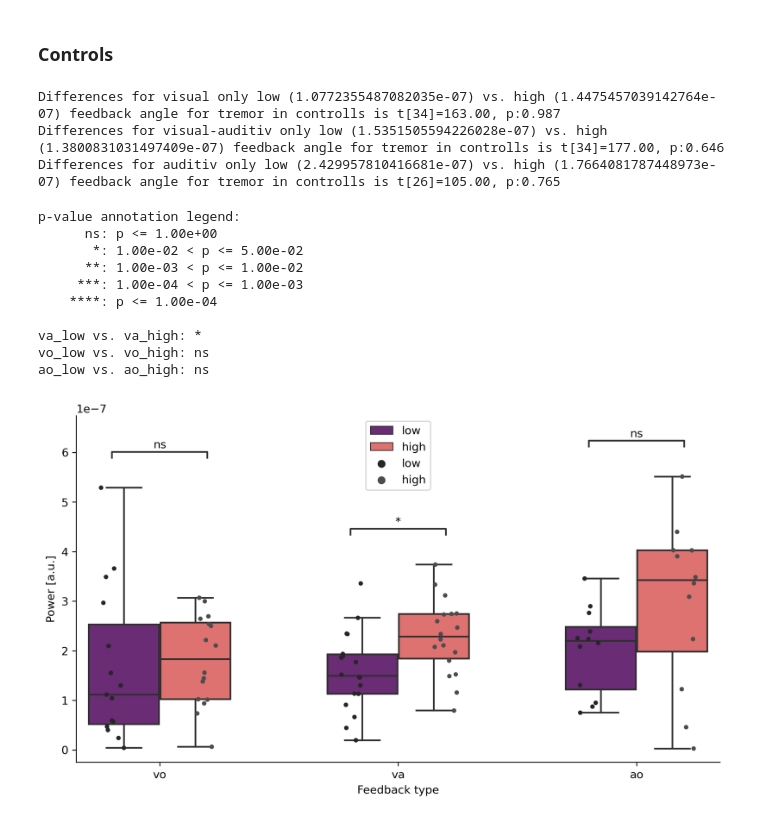
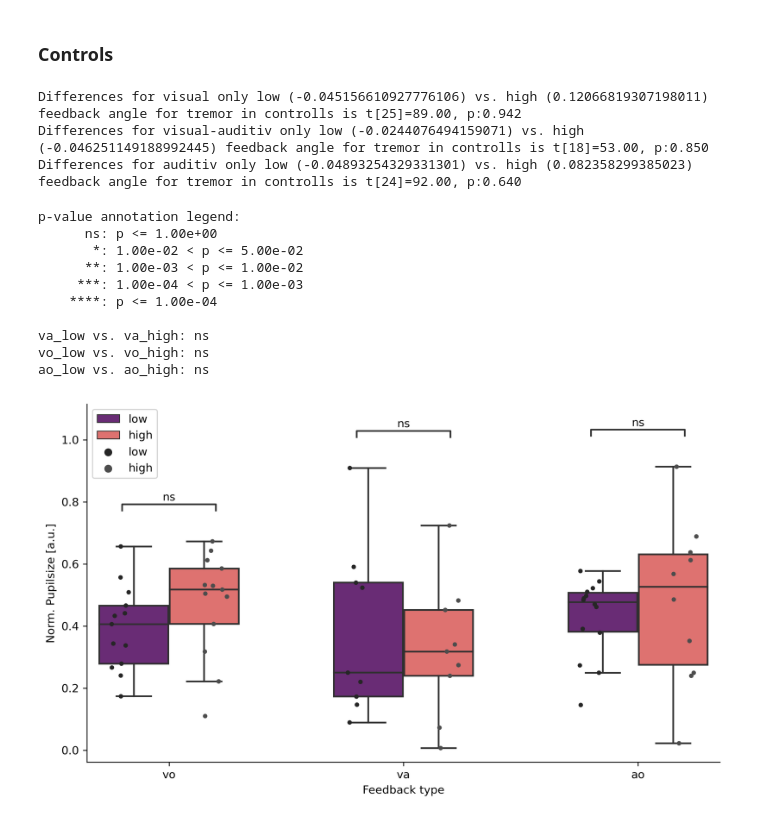
Before and after one commit to JuliusWelzel/tremor_feedback_jw, a Jupyter notebook: scripts/plot02_group_comparison_pupil.ipynb, the cells around one changed output. Drawn from its saved outputs; the diff is of its cells as text; code cells hidden in the pictures.

```diff
--- a/scripts/plot02_group_comparison_pupil.ipynb
+++ b/scripts/plot02_group_comparison_pupil.ipynb
@@ -111,6 +93,6 @@ full.head(5)
 patients = full[full["Group"] == "p"]
 controlls = full[full["Group"] == "c"]
 
-patients = remove_outliers_df(patients,["Power [4-12]"],1)
-controlls = remove_outliers_df(controlls,["Power [4-12]"],1)
+patients = remove_outliers_df(patients,["Pupil size"],1)
+controlls = remove_outliers_df(controlls,["Pupil size"],1)
 # %% [output]
@@ -231,24 +227,24 @@ df_vo = sum(controlls['Feedback type'] == 'vo') - 2
 df_va = sum(controlls['Feedback type'] == 'va') - 2
 df_ao = sum(controlls['Feedback type'] == 'ao') - 2
 
-vo_low = controlls['Power [4-12]'][np.logical_and(controlls['Feedback type'] == 'vo', controlls['Feedback angle'] == 'low')]
-vo_high = controlls['Power [4-12]'][np.logical_and(controlls['Feedback type'] == 'vo', controlls['Feedback angle'] == 'high')]
+vo_low = controlls['Pupil size'][np.logical_and(controlls['Feedback type'] == 'vo', controlls['Feedback angle'] == 'low')]
+vo_high = controlls['Pupil size'][np.logical_and(controlls['Feedback type'] == 'vo', controlls['Feedback angle'] == 'high')]
 t_pow_vo, p_pow_vo = stats.mannwhitneyu(vo_low, vo_high)
-print(f'Differences for visual only low ({np.mean(vo_low)}) vs. high ({np.std(vo_high)}) feedback angle for tremor in controlls is t[{df_vo}]={t_pow_vo:.2f}, p:{p_pow_vo:.3f}')
+print(f'Differences for visual only low ({np.mean(vo_low)}) vs. high ({np.std(vo_high)}) feedback angle for pupil in controlls is t[{df_vo}]={t_pow_vo:.2f}, p:{p_pow_vo:.3f}')
 
-va_low = controlls['Power [4-12]'][np.logical_and(controlls['Feedback type'] == 'va', controlls['Feedback angle'] == 'low')]
-va_high = controlls['Power [4-12]'][np.logical_and(controlls['Feedback type'] == 'va', controlls['Feedback angle'] == 'high')]
+va_low = controlls['Pupil size'][np.logical_and(controlls['Feedback type'] == 'va', controlls['Feedback angle'] == 'low')]
+va_high = controlls['Pupil size'][np.logical_and(controlls['Feedback type'] == 'va', controlls['Feedback angle'] == 'high')]
 t_pow_va, p_pow_va = stats.mannwhitneyu(va_low, va_high)
-print(f'Differences for visual-auditiv only low ({np.mean(va_low)}) vs. high ({np.mean(va_high)}) feedback angle for tremor in controlls is t[{df_va}]={t_pow_va:.2f}, p:{p_pow_va:.3f}')
+print(f'Differences for visual-auditiv only low ({np.mean(va_low)}) vs. high ({np.mean(va_high)}) feedback pupil for tremor in controlls is t[{df_va}]={t_pow_va:.2f}, p:{p_pow_va:.3f}')
 
-ao_low = controlls['Power [4-12]'][np.logical_and(controlls['Feedback type'] == 'ao', controlls['Feedback angle'] == 'low')]
-ao_high = controlls['Power [4-12]'][np.logical_and(controlls['Feedback type'] == 'ao', controlls['Feedback angle'] == 'high')]
+ao_low = controlls['Pupil size'][np.logical_and(controlls['Feedback type'] == 'ao', controlls['Feedback angle'] == 'low')]
+ao_high = controlls['Pupil size'][np.logical_and(controlls['Feedback type'] == 'ao', controlls['Feedback angle'] == 'high')]
 t_pow_ao, p_pow_ao = stats.mannwhitneyu(ao_low, ao_high)
-print(f'Differences for auditiv only low ({np.mean(ao_low)}) vs. high ({np.std(ao_high)}) feedback angle for tremor in controlls is t[{df_ao}]={t_pow_ao:.2f}, p:{p_pow_ao:.3f}')
+print(f'Differences for auditiv only low ({np.mean(ao_low)}) vs. high ({np.std(ao_high)}) feedback angle for pupil in controlls is t[{df_ao}]={t_pow_ao:.2f}, p:{p_pow_ao:.3f}')
 # %% [output]
-Differences for visual only low (1.0772355487082035e-07) vs. high (1.4475457039142764e-07) feedback angle for tremor in controlls is t[34]=163.00, p:0.987
-Differences for visual-auditiv only low (1.5351505594226028e-07) vs. high (1.3800831031497409e-07) feedback angle for tremor in controlls is t[34]=177.00, p:0.646
-Differences for auditiv only low (2.429957810416681e-07) vs. high (1.7664081787448973e-07) feedback angle for tremor in controlls is t[26]=105.00, p:0.765
+Differences for visual only low (-0.045156610927776106) vs. high (0.12066819307198011) feedback angle for tremor in controlls is t[25]=89.00, p:0.942
+Differences for visual-auditiv only low (-0.0244076494159071) vs. high (-0.046251149188992445) feedback angle for tremor in controlls is t[18]=53.00, p:0.850
+Differences for auditiv only low (-0.04893254329331301) vs. high (0.082358299385023) feedback angle for tremor in controlls is t[24]=92.00, p:0.640
 # %%
 from scipy.stats import norm
 
@@ -277,10 +273,10 @@ controlls_new["Power [4-12]"][np.logical_and(controlls['Feedback type'] == 'ao',
 # %%
-controlls_new["Power [4-12]"][controlls_new["Power [4-12]"] < 0] = np.nan
+controlls_new["Pupil size"][controlls_new["Pupil size"] < 0] = np.nan
 
 hue_plot_params = {
     'data' : controlls_new,
     'x' : 'Feedback type',
-    'y' : 'Power [4-12]',
+    'y' : 'Pupil size',
     'hue' : 'Feedback angle',
     'hue_order' : ['low','high'],
     'order' : ['vo','va','ao'],
@@ -295,40 +291,40 @@ pairs=[
     (("ao", "low"), ("ao", "high")),
 ]
 
-pvalues = [0.09, 0.048, 0.165]
+pvalues = [0.328, 0.167, 0.78]
 
 # Transform each p-value to "p=" in scientific notation
 start_pvalues = [convert_pvalue_to_asterisks(pvalue) for pvalue in pvalues]
 
 # formatted_pvalues
 # ['p=1.35e-04', 'p=2.56e-01', 'p=2.30e-04']
 
 fig, axs = plt.subplots(1, 1, figsize=(8.5, 5), dpi = 300)
 
 # Plot with seaborn
 axs = sns.boxplot(ax=axs, width=.6, palette = cfg_colors["group_colors"], fliersize=0, **hue_plot_params)
 axs = sns.stripplot(ax=axs,**hue_plot_params, size=4, color=".3", linewidth=0,dodge=True)
 
 # Add annotations
 annotator = Annotator(axs, pairs, **hue_plot_params)
 annotator.set_custom_annotations(start_pvalues)
 annotator.annotate(line_offset_to_group=0.1)
 
-axs.set_ylabel(r"Power [a.u.]")
+axs.set_ylabel(r"Norm. Pupilsize [a.u.]")
 fig.tight_layout(pad=0.5, w_pad=0.5, h_pad=0.5)
 axs.legend(loc=0)
 
 sns.despine(fig=fig)
-fig.savefig(Path.joinpath(dir_plots_group_cmpr,"controlls_high_low.png"))
+fig.savefig(Path.joinpath(dir_plots_group_cmpr,"controlls_high_low_pupil.png"))
 # %% [output]
 p-value annotation legend:
       ns: p <= 1.00e+00
        *: 1.00e-02 < p <= 5.00e-02
       **: 1.00e-03 < p <= 1.00e-02
      ***: 1.00e-04 < p <= 1.00e-03
     ****: p <= 1.00e-04
 
-va_low vs. va_high: *
+va_low vs. va_high: ns
 vo_low vs. vo_high: ns
 ao_low vs. ao_high: ns
-[figure, old version]
+[figure, new version]
```
Also changed, not shown: parts of 9 cells of this notebook, 9 other files.
